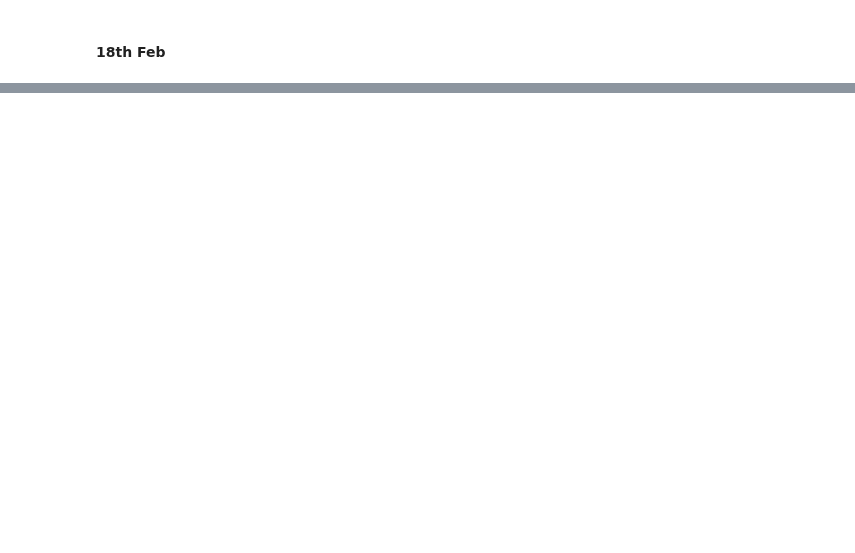
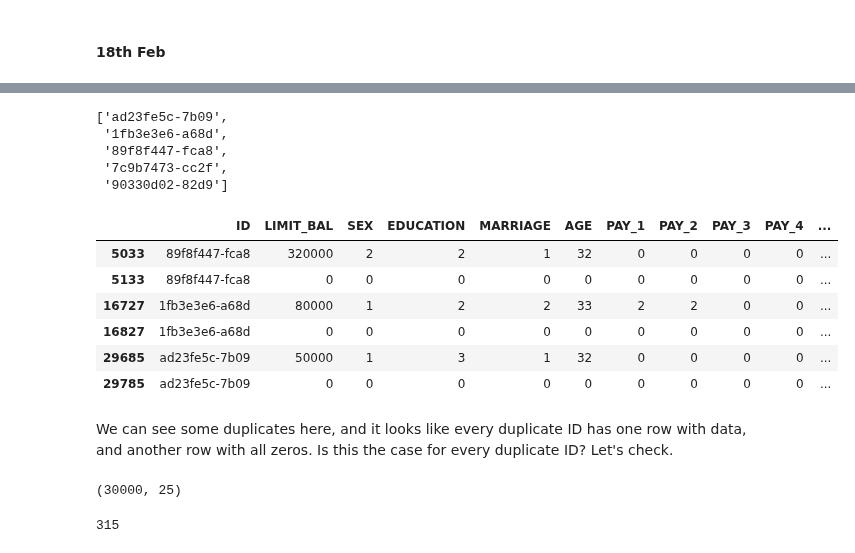
Before and after one commit to Ira10/Educative-Data-Sc-Mini-Project, a Jupyter notebook: 1_load.ipynb, the cells around one changed output, grey strips where cells are left out. Cells and saved outputs as stored; diff of their text form; code cells hidden in the pictures; blank space fills up the shorter version.

```diff
--- a/1_load.ipynb
+++ b/1_load.ipynb
@@ -138,0 +172,2 @@ Name: count, Length: 100, dtype: bool
+# %%
+dupe_ids = id_counts.index[dupe_mask] ### important
@@ -138,0 +182,3 @@ Name: count, Length: 100, dtype: bool
+# %%
+dupe_ids = list(dupe_ids)
+len(dupe_ids)
@@ -138,0 +206,24 @@ Name: count, Length: 100, dtype: bool
+# %%
+dupe_ids[0:5]
+# %% [output]
+['ad23fe5c-7b09',
+ '1fb3e3e6-a68d',
+ '89f8f447-fca8',
+ '7c9b7473-cc2f',
+ '90330d02-82d9']
+# %%
+df.loc[df['ID'].isin(dupe_ids[0:3]),:] ## important
+# %% [output]
+|  | ID | LIMIT_BAL | SEX | EDUCATION | MARRIAGE | AGE | PAY_1 | PAY_2 | PAY_3 | PAY_4 | ... |
+| 5033 | 89f8f447-fca8 | 320000 | 2 | 2 | 1 | 32 | 0 | 0 | 0 | 0 | ... |
+| 5133 | 89f8f447-fca8 | 0 | 0 | 0 | 0 | 0 | 0 | 0 | 0 | 0 | ... |
+| 16727 | 1fb3e3e6-a68d | 80000 | 1 | 2 | 2 | 33 | 2 | 2 | 0 | 0 | ... |
+| 16827 | 1fb3e3e6-a68d | 0 | 0 | 0 | 0 | 0 | 0 | 0 | 0 | 0 | ... |
+| 29685 | ad23fe5c-7b09 | 50000 | 1 | 3 | 1 | 32 | 0 | 0 | 0 | 0 | ... |
+| 29785 | ad23fe5c-7b09 | 0 | 0 | 0 | 0 | 0 | 0 | 0 | 0 | 0 | ... |
+# %% [markdown]
+We can see some duplicates here, and it looks like every duplicate ID has one row with data, and another row with all zeros. Is this the case for every duplicate ID? Let's check.
+# %%
+df.shape
+# %% [output]
+(30000, 25)
@@ -138,0 +234,4 @@ Name: count, Length: 100, dtype: bool
+# %%
+sum(feature_zero_mask)
+# %% [output]
+315
```
Also changed, not shown: parts of 18 cells of this notebook.
